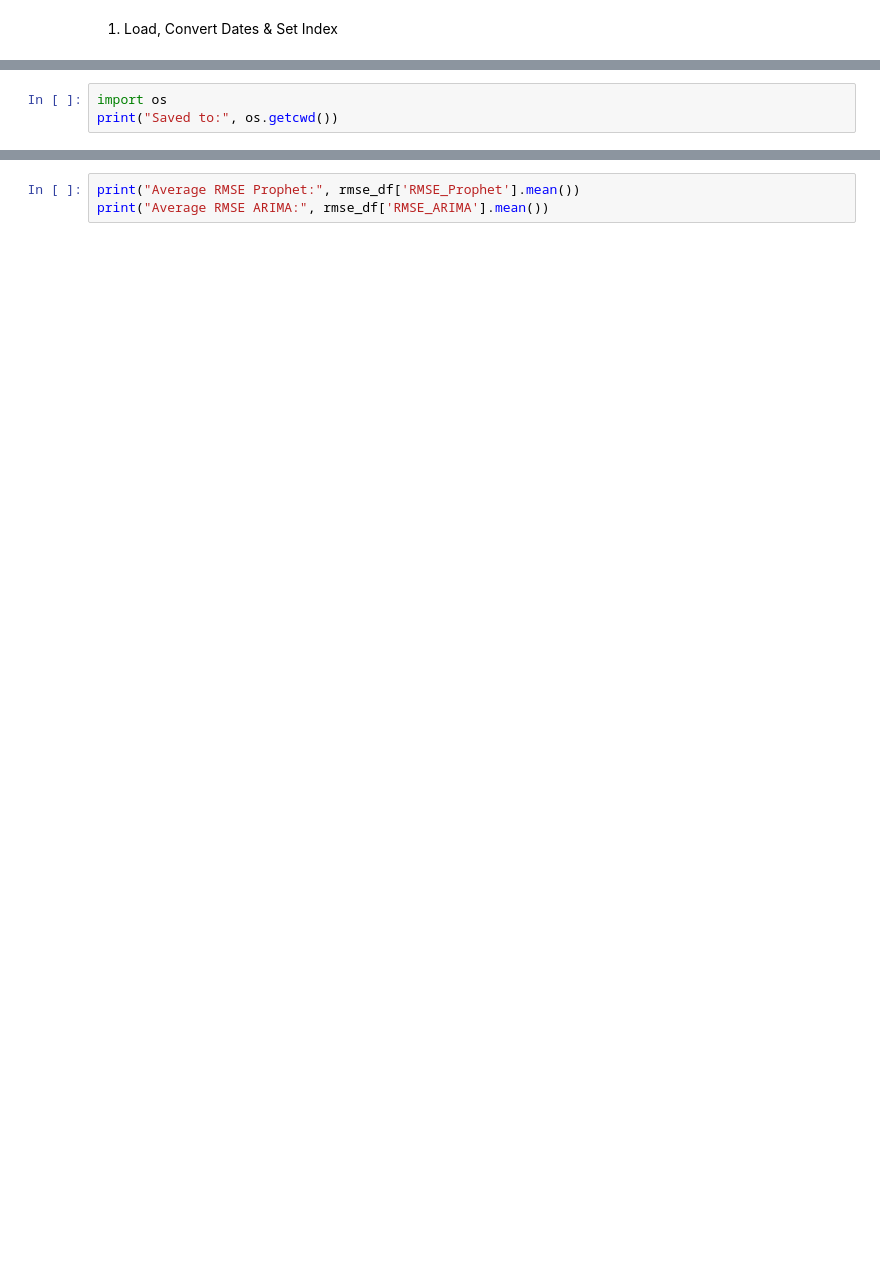
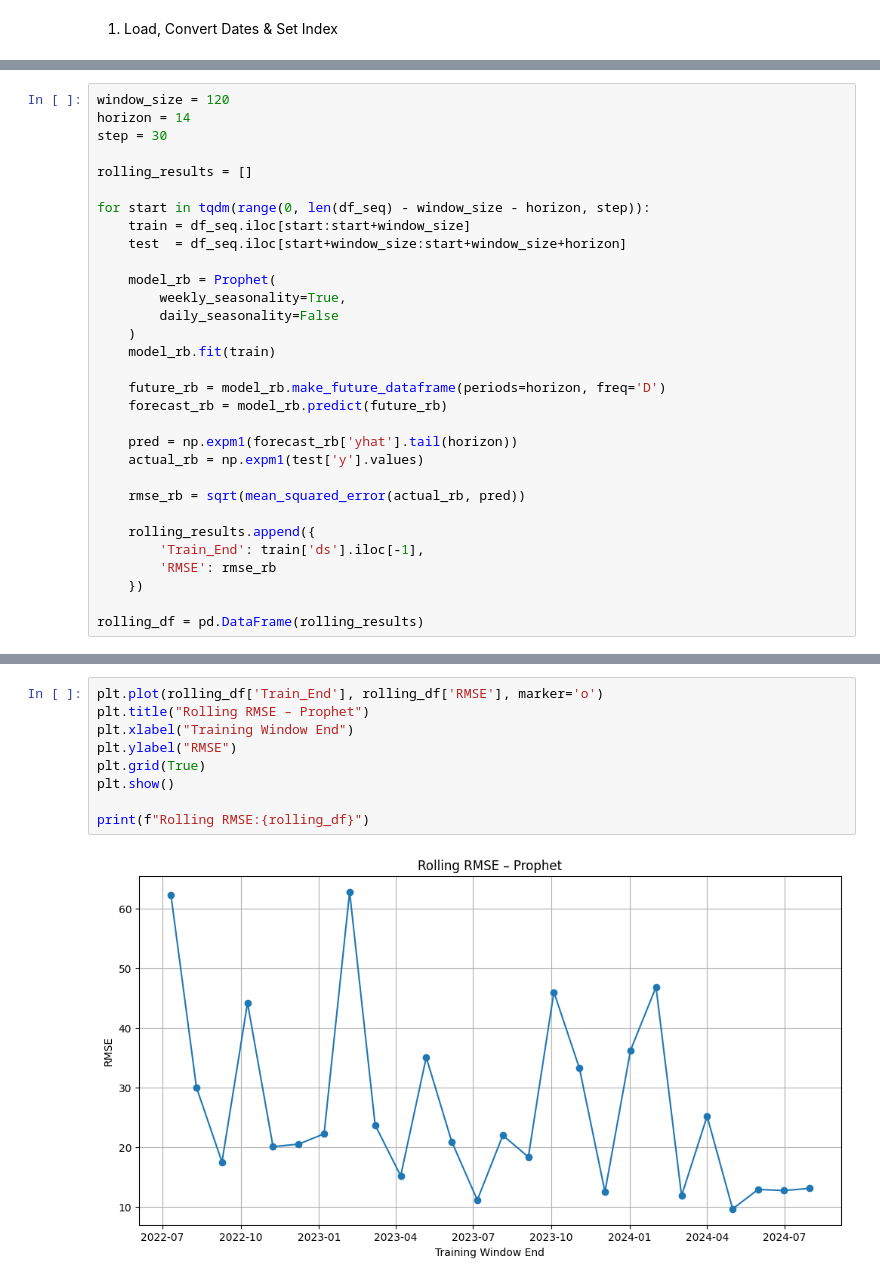
Before and after one commit to PardeepDhaka/Time-Series-Forecast, a Jupyter notebook: UTL Forecast.ipynb, the cells around one changed output, grey strips where cells are left out. Saved outputs shown, nothing was run; the diff lists cells and outputs as text; blank space fills up the shorter version.

```diff
--- a/UTL Forecast.ipynb
+++ b/UTL Forecast.ipynb
@@ -495,4 +275,32 @@ rmse_df.to_csv("rolling_rmse_results.csv", index=False)
 # %%
-import os
-print("Saved to:", os.getcwd())
+window_size = 120
+horizon = 14
+step = 30
+
+rolling_results = []
+
+for start in tqdm(range(0, len(df_seq) - window_size - horizon, step)):
+    train = df_seq.iloc[start:start+window_size]
+    test  = df_seq.iloc[start+window_size:start+window_size+horizon]
+
+    model_rb = Prophet(
+        weekly_seasonality=True,
+        daily_seasonality=False
+    )
+    model_rb.fit(train)
+
+    future_rb = model_rb.make_future_dataframe(periods=horizon, freq='D')
+    forecast_rb = model_rb.predict(future_rb)
+
+    pred = np.expm1(forecast_rb['yhat'].tail(horizon))
+    actual_rb = np.expm1(test['y'].values)
+
+    rmse_rb = sqrt(mean_squared_error(actual_rb, pred))
+
+    rolling_results.append({
+        'Train_End': train['ds'].iloc[-1],
+        'RMSE': rmse_rb
+    })
+
+rolling_df = pd.DataFrame(rolling_results)
 # %% [output]
@@ -500,4 +324,11 @@ Saved to: C:\Users\hp
 # %%
-print("Average RMSE Prophet:", rmse_df['RMSE_Prophet'].mean())
-print("Average RMSE ARIMA:", rmse_df['RMSE_ARIMA'].mean())
+plt.plot(rolling_df['Train_End'], rolling_df['RMSE'], marker='o')
+plt.title("Rolling RMSE – Prophet")
+plt.xlabel("Training Window End")
+plt.ylabel("RMSE")
+plt.grid(True)
+plt.show()
+
+print(f"Rolling RMSE:{rolling_df}")
 # %% [output]
+[figure, added]
```
Also changed, not shown: parts of 37 cells of this notebook.
